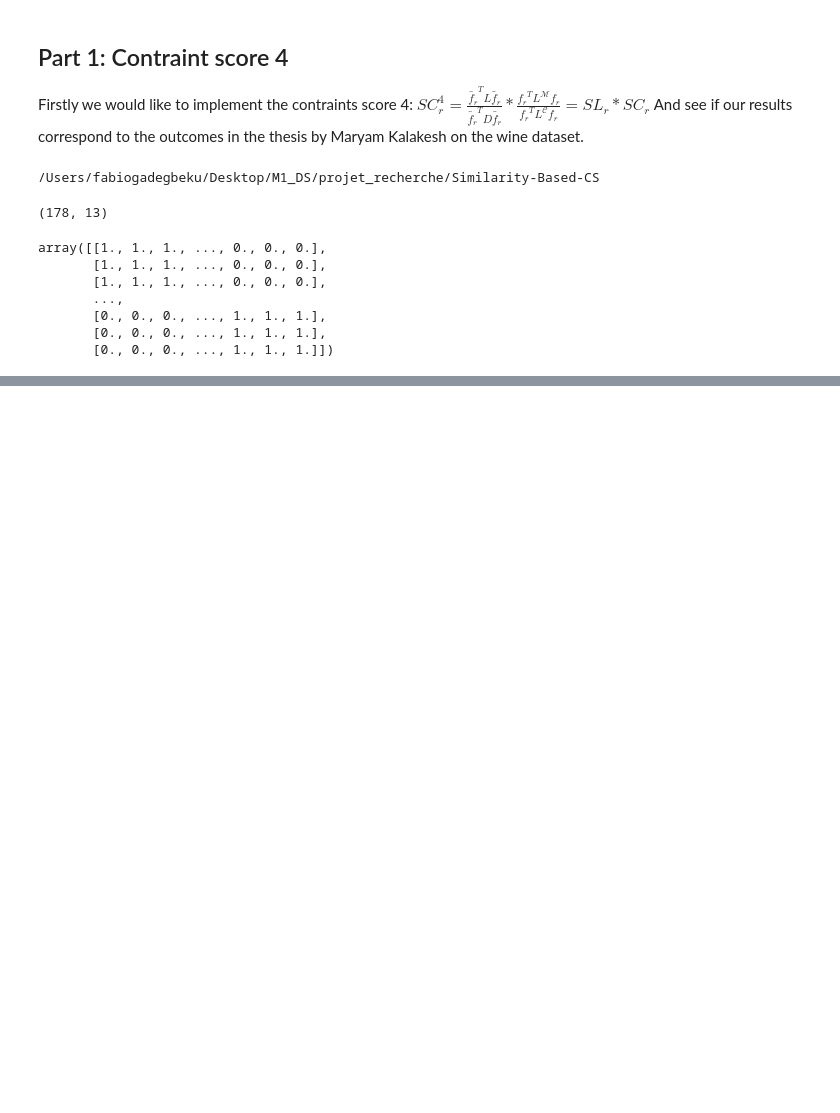
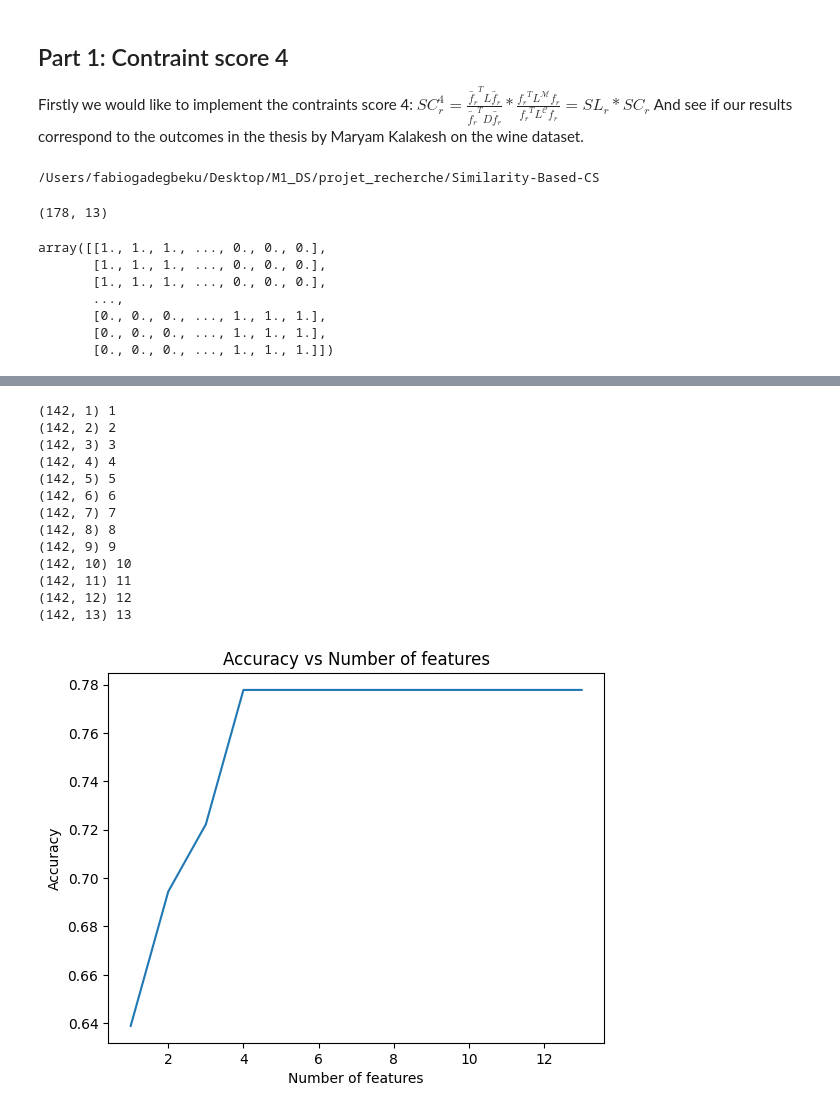
Before and after one commit to FabioGadegbeku/Similarity-Based-CS, a Jupyter notebook: sim_based_cs/notebook.ipynb, the cells around one changed output, grey strips where cells are left out. Cells and saved outputs as stored; diff of their text form; code cells hidden in the pictures; blank space fills up the shorter version.

```diff
--- a/sim_based_cs/notebook.ipynb
+++ b/sim_based_cs/notebook.ipynb
@@ -43,8 +43,8 @@ X_target_constraint= generate_constraints(X_target, 60)[np.newaxis].T
 ##compute the constraint score for the wine dataset
 from c_scores import constraint_score_1
 X_wine = X.data
-constraint_score_4 = laplacian_score(X_wine)*constraint_score_1(X_wine,X_target_constraint)
+constraint_score_4 = laplacian_score(X_wine)*constraint_score_1(X_wine,X_target)
 ## The ranks of the features according to the constraint score are stored in the variable features
 features = np.argsort(constraint_score_4)
-print(features[1:],features)
+features
 # %% [output]
@@ -78,0 +77,39 @@ plt.show()
+# %%
+n = 14
+Accuracy = []
+knn = Knn(n_neighbors=1)
+X_wine = np.concatenate((X.data,X.target[np.newaxis].T), axis=1)
+X_wine_train , X_wine_test = train_test_split(X_wine, test_size=0.2, random_state=42) ## Manually split the data the sameway
+y_train = X_wine_train[:,-1]
+y_test = X_wine_test[:,-1]
+X_wine_train = np.delete(X_wine_train, -1, axis=1)
+X_wine_test= np.delete(X_wine_test, -1, axis=1)
+
+for i in range(1,n):
+    X_wine_train_i = np.delete(X_wine_train, features[i:], axis=1)
+    X_wine_test_i = np.delete(X_wine_test, features[i:], axis=1)
+    knn.fit(X_wine_train_i, y_train)
+    y_pred = knn.predict(X_wine_test_i)
+    Accuracy.append(np.mean(y_pred == y_test))
+    print(X_wine_train_i.shape,i)
+
+plt.plot(range(1,n),Accuracy)
+plt.xlabel('Number of features')
+plt.ylabel('Accuracy')
+plt.title('Accuracy vs Number of features')
+plt.show()
+# %% [output]
+(142, 1) 1
+(142, 2) 2
+(142, 3) 3
+(142, 4) 4
+(142, 5) 5
+(142, 6) 6
+(142, 7) 7
+(142, 8) 8
+(142, 9) 9
+(142, 10) 10
+(142, 11) 11
+(142, 12) 12
+(142, 13) 13
+[figure, added]
```
Also changed, not shown: parts of 6 cells of this notebook.
